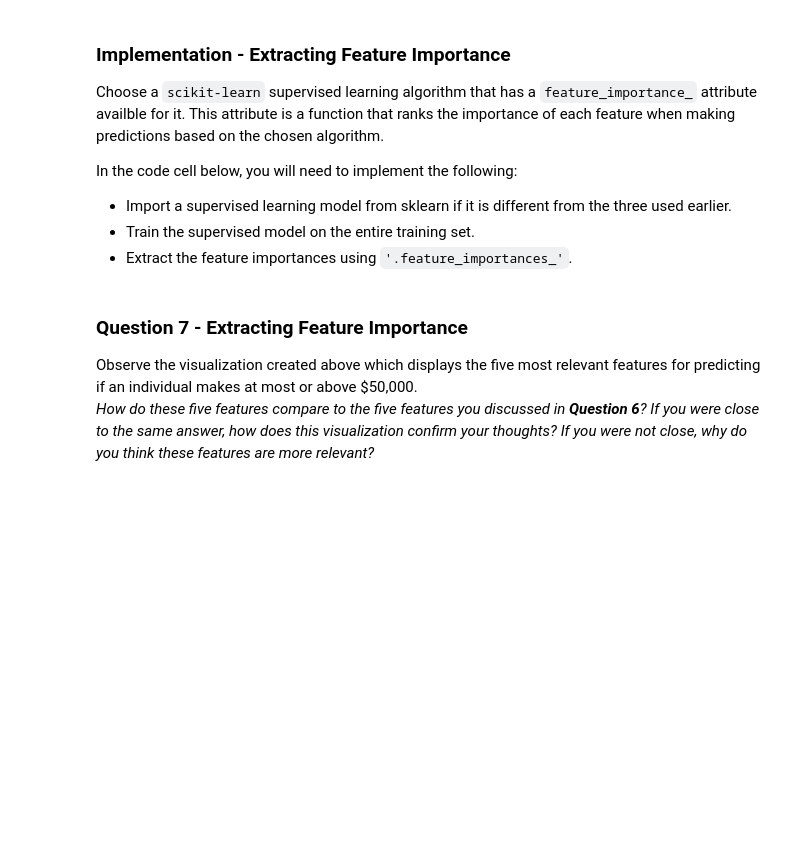
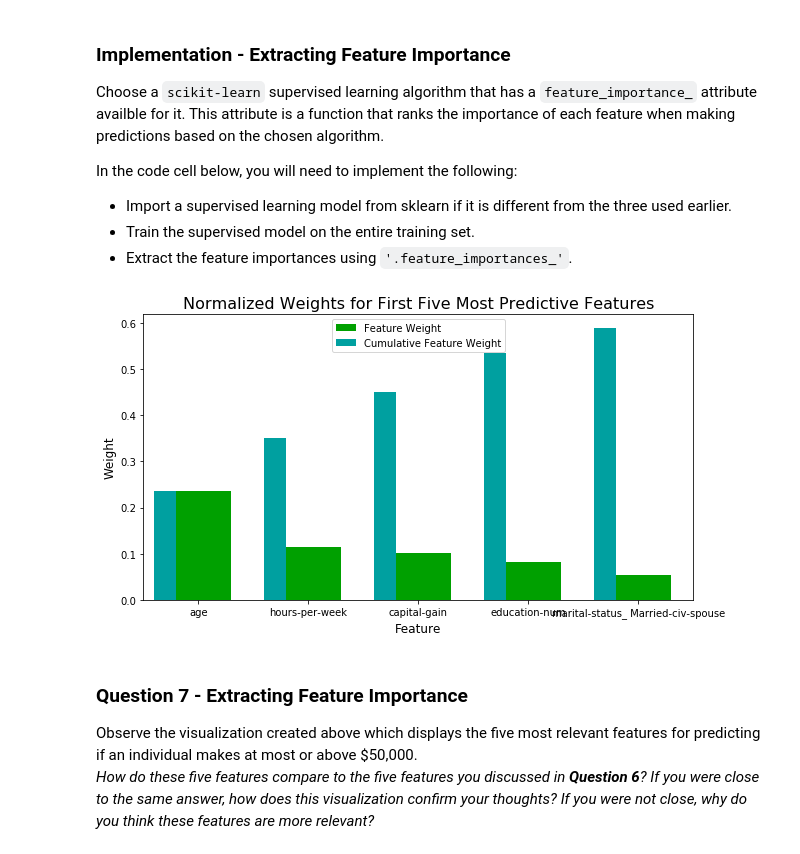
Before and after one commit to coolsgupta/finding_donors_for_charityML, a Jupyter notebook: finding_donors.ipynb, the cells around one changed output. Saved outputs shown, nothing was run; the diff lists cells and outputs as text; code cells hidden in the pictures; blank space fills up the shorter version.

```diff
--- a/finding_donors.ipynb
+++ b/finding_donors.ipynb
@@ -506,14 +527,16 @@ In the code cell below, you will need to implement the following:
 # %%
 # TODO: Import a supervised learning model that has 'feature_importances_'
 
 # TODO: Train the supervised model on the training set
-model = None
+model = RandomForestClassifier().fit(X_train,y_train)
 
 # TODO: Extract the feature importances
-importances = None
+importances = model.feature_importances_
 
 # Plot
 vs.feature_plot(importances, X_train, y_train)
+# %% [output]
+[figure, added]
 # %% [markdown]
 ### Question 7 - Extracting Feature Importance
 
```
Also changed, not shown: parts of 9 cells of this notebook.
